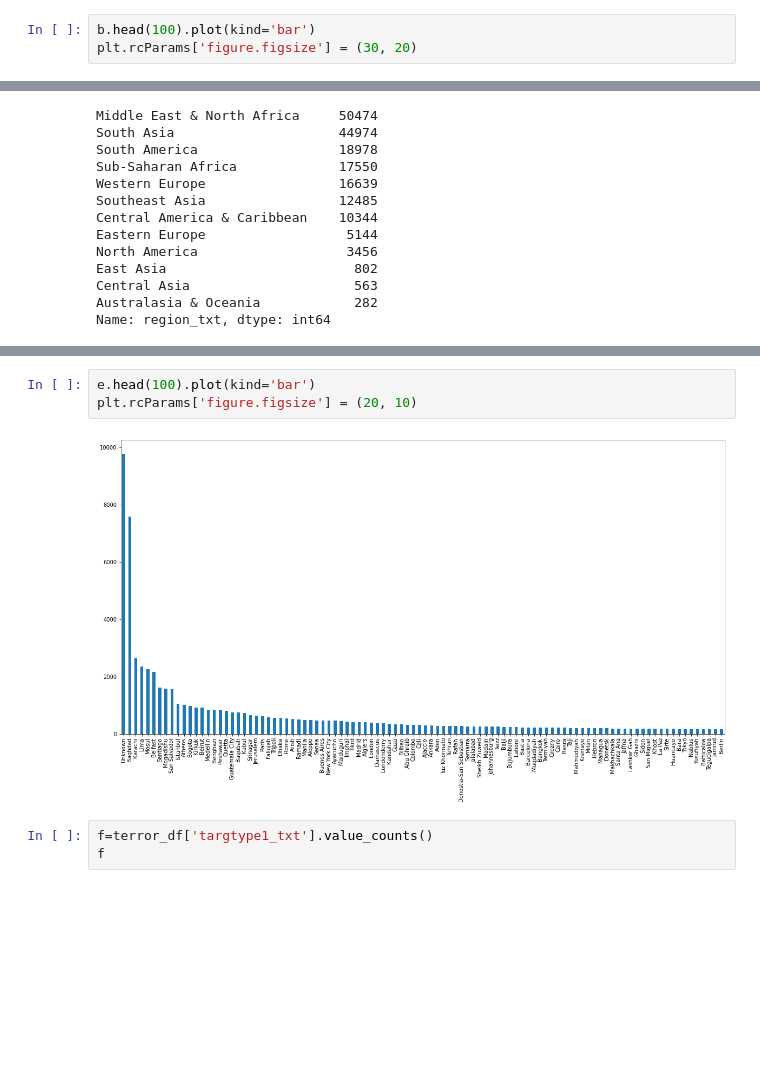
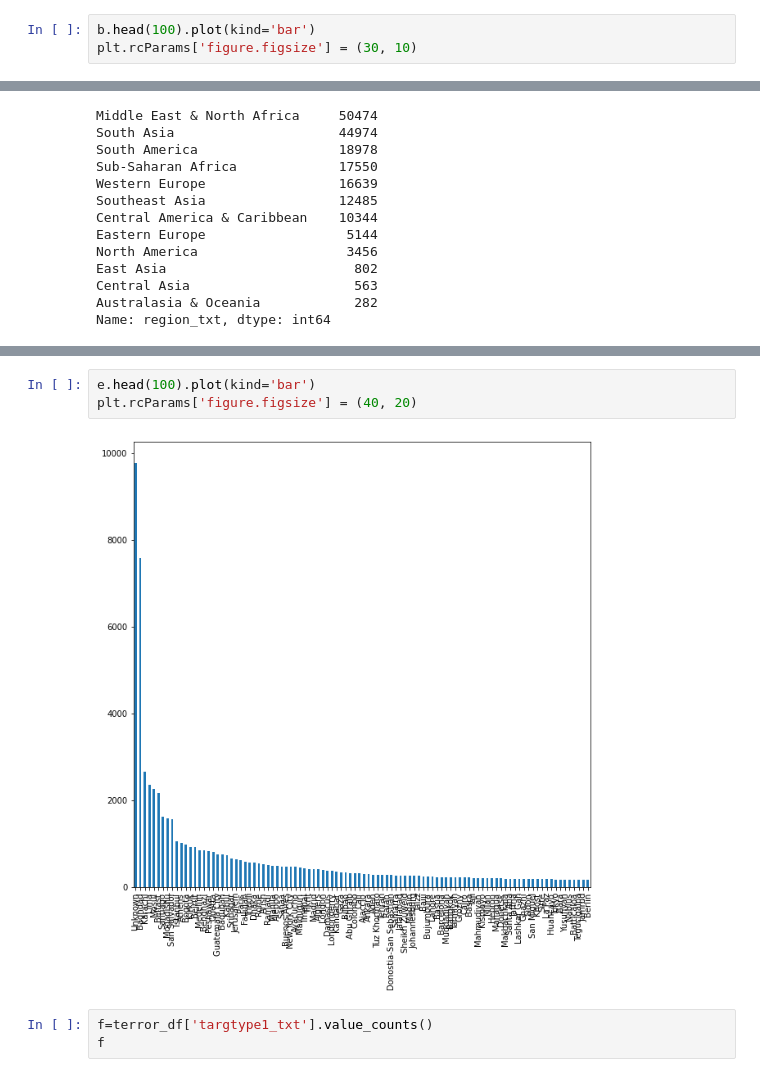
Before and after one commit to surajpandey11/Team-5--Capstone, a Jupyter notebook: Suraj_Pandey_Team_5_Capstone_Project.ipynb, the cells around one changed output, grey strips where cells are left out. Saved outputs shown, nothing was run; the diff lists cells and outputs as text; blank space fills up the shorter version.

```diff
--- a/Suraj_Pandey_Team_5_Capstone_Project.ipynb
+++ b/Suraj_Pandey_Team_5_Capstone_Project.ipynb
@@ -68,4 +79,4 @@ a
 # %%
 b.head(100).plot(kind='bar')
-plt.rcParams['figure.figsize'] = (30, 20)
+plt.rcParams['figure.figsize'] = (30, 10)
 # %% [output]
@@ -110,9 +121,9 @@ El Birch              1
 Name: city, Length: 36674, dtype: int64
 # %%
 e.head(100).plot(kind='bar')
-plt.rcParams['figure.figsize'] = (20, 10)
+plt.rcParams['figure.figsize'] = (40, 20)
 # %% [output]
-[figure, old version]
+[figure, new version]
 # %%
 f=terror_df['targtype1_txt'].value_counts()
 f
```
Also changed, not shown: parts of 28 cells of this notebook.
